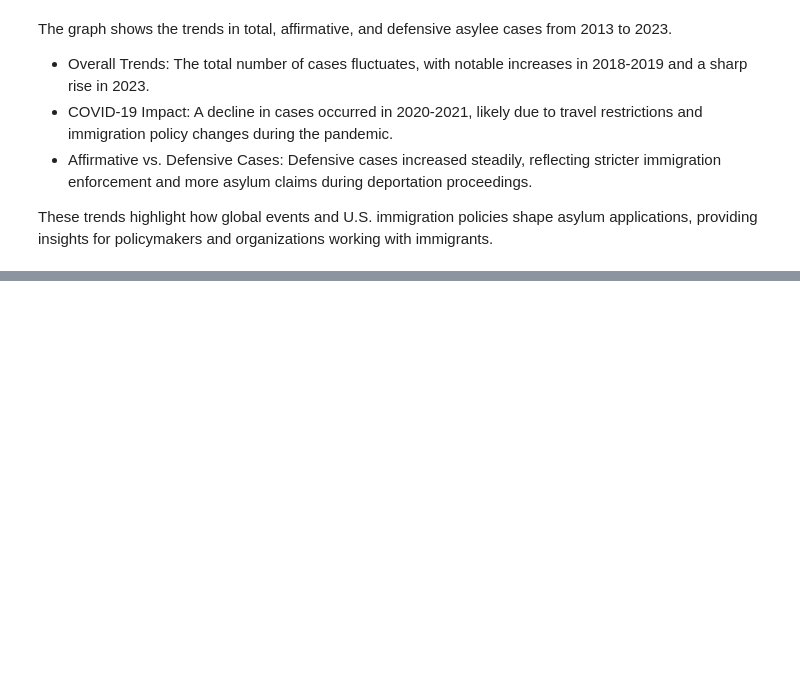
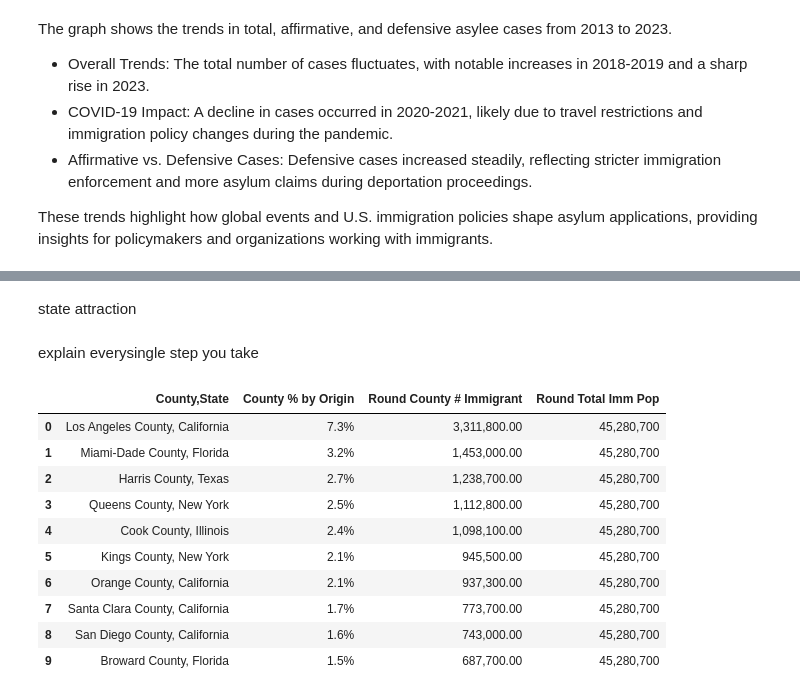
Before and after one commit to ecetanriverdi/ecetanriverdi.github.io, a Jupyter notebook: Milestone 2.ipynb, the cells around one changed output, grey strips where cells are left out. Cells and saved outputs as stored; diff of their text form; code cells hidden in the pictures; blank space fills up the shorter version.

```diff
--- a/Milestone 2.ipynb
+++ b/Milestone 2.ipynb
@@ -157,0 +91,21 @@ top_countries.plot(kind='bar', title='Top 5 Countries by Average Number of Asyle
+# %% [markdown]
+state attraction
+# %% [markdown]
+explain everysingle step you take
+# %%
+state = pd.read_csv("/Users/athleticsimage/Desktop/CMPS3160_FinalProject/CMPS3160_FinalProject/state data.csv")
+state.columns=["County,State", "County % by Origin", "Round County # Immigrant", "Round Total Imm Pop"]
+
+state.head(10)
+# %% [output]
+|  | County,State | County % by Origin | Round County # Immigrant | Round Total Imm Pop |
+| 0 | Los Angeles County, California | 7.3% | 3,311,800.00 | 45,280,700 |
+| 1 | Miami-Dade County, Florida | 3.2% | 1,453,000.00 | 45,280,700 |
+| 2 | Harris County, Texas | 2.7% | 1,238,700.00 | 45,280,700 |
+| 3 | Queens County, New York | 2.5% | 1,112,800.00 | 45,280,700 |
+| 4 | Cook County, Illinois | 2.4% | 1,098,100.00 | 45,280,700 |
+| 5 | Kings County, New York | 2.1% | 945,500.00 | 45,280,700 |
+| 6 | Orange County, California | 2.1% | 937,300.00 | 45,280,700 |
+| 7 | Santa Clara County, California | 1.7% | 773,700.00 | 45,280,700 |
+| 8 | San Diego County, California | 1.6% | 743,000.00 | 45,280,700 |
+| 9 | Broward County, Florida | 1.5% | 687,700.00 | 45,280,700 |
```
Also changed, not shown: parts of 28 cells of this notebook.
